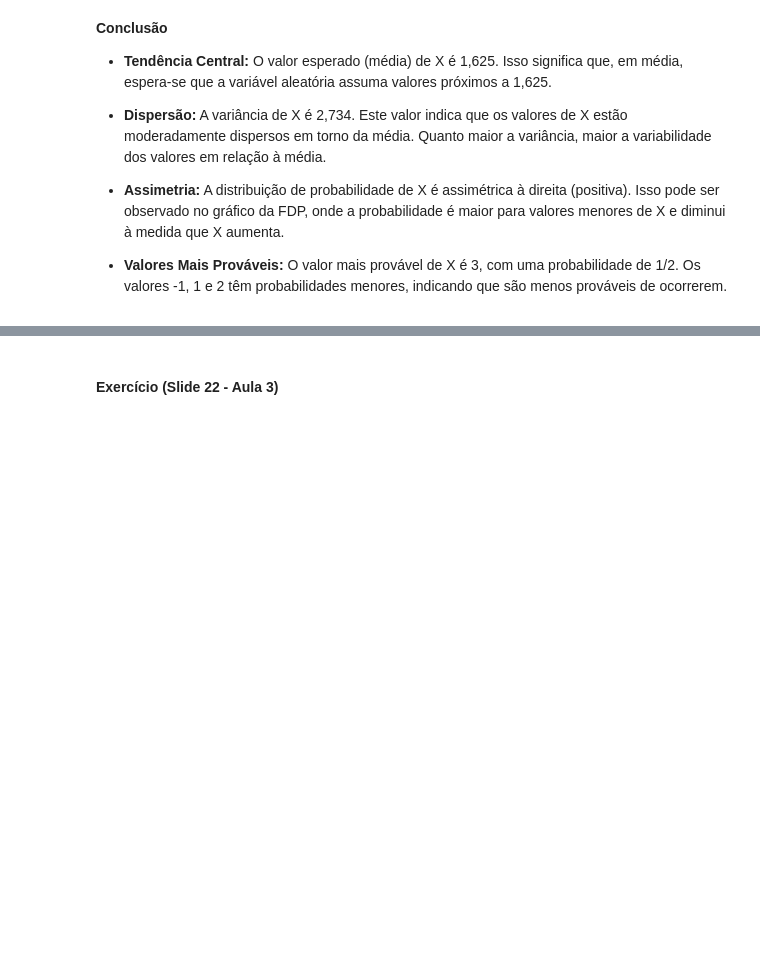
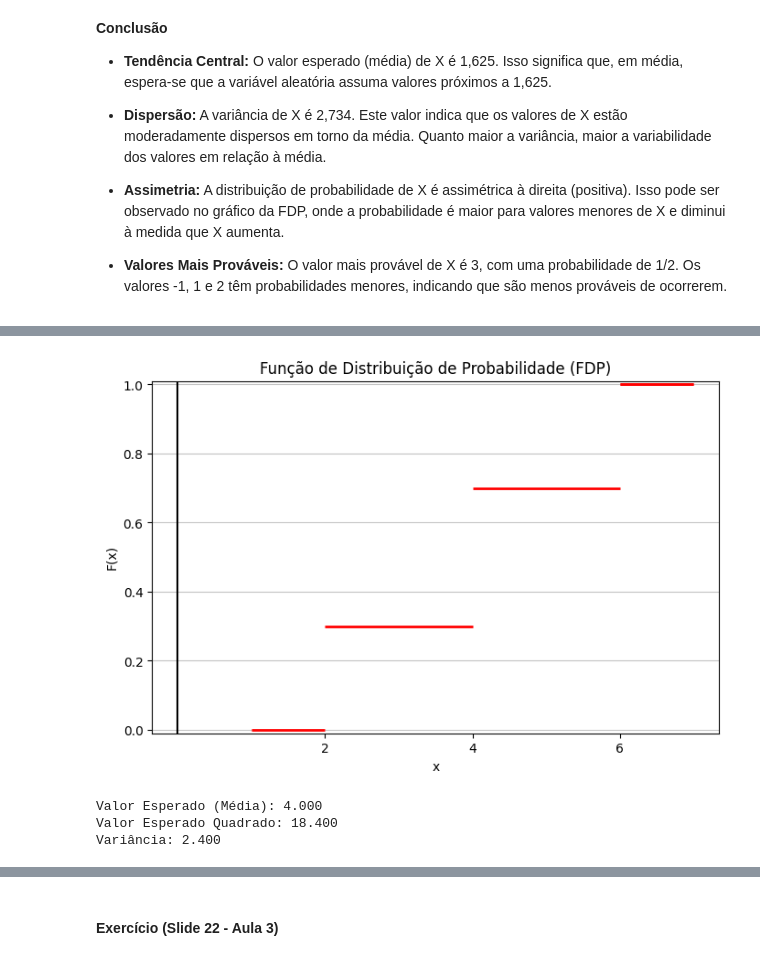
Before and after one commit to felipefraxe/ADBib, a Jupyter notebook: main.ipynb, the cells around one changed output, grey strips where cells are left out. Cells and saved outputs as stored; diff of their text form; code cells hidden in the pictures; blank space fills up the shorter version.

```diff
--- a/main.ipynb
+++ b/main.ipynb
@@ -974,0 +1009,9 @@ Variância: 2.734
+# %%
+valores = [2, 4, 6]
+probabilidades = [0.3, 0.4, 0.3]
+calcular_estatisticas_e_plotar_fdp(valores, probabilidades)
+# %% [output]
+[figure, added]
+Valor Esperado (Média): 4.000
+Valor Esperado Quadrado: 18.400
+Variância: 2.400
```
Also changed, not shown: parts of 10 cells of this notebook.
